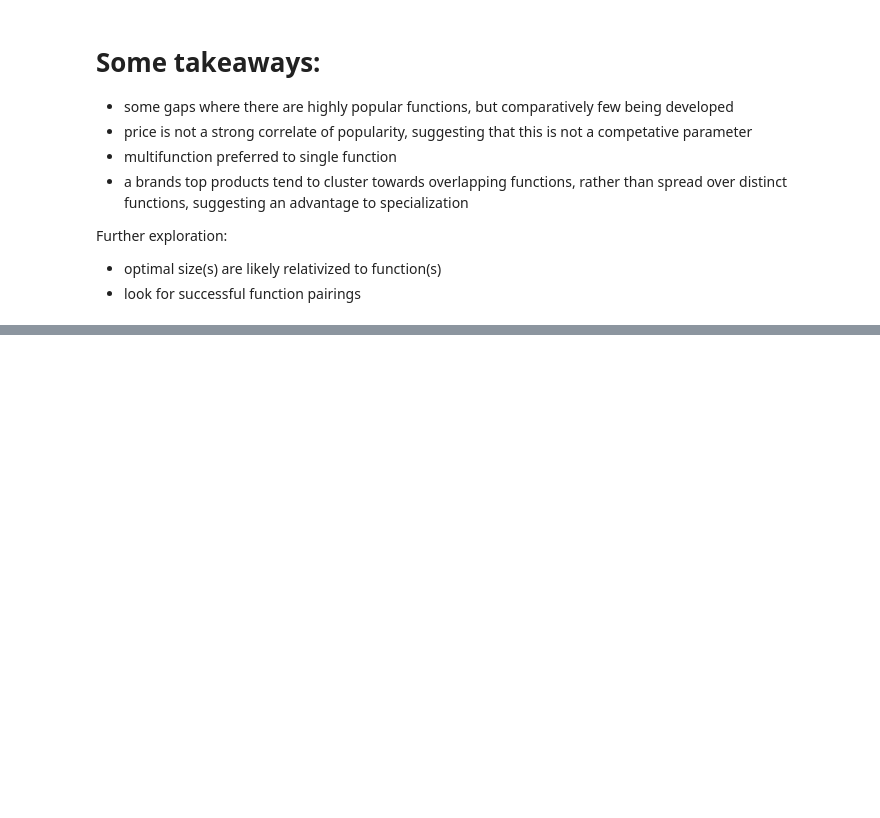
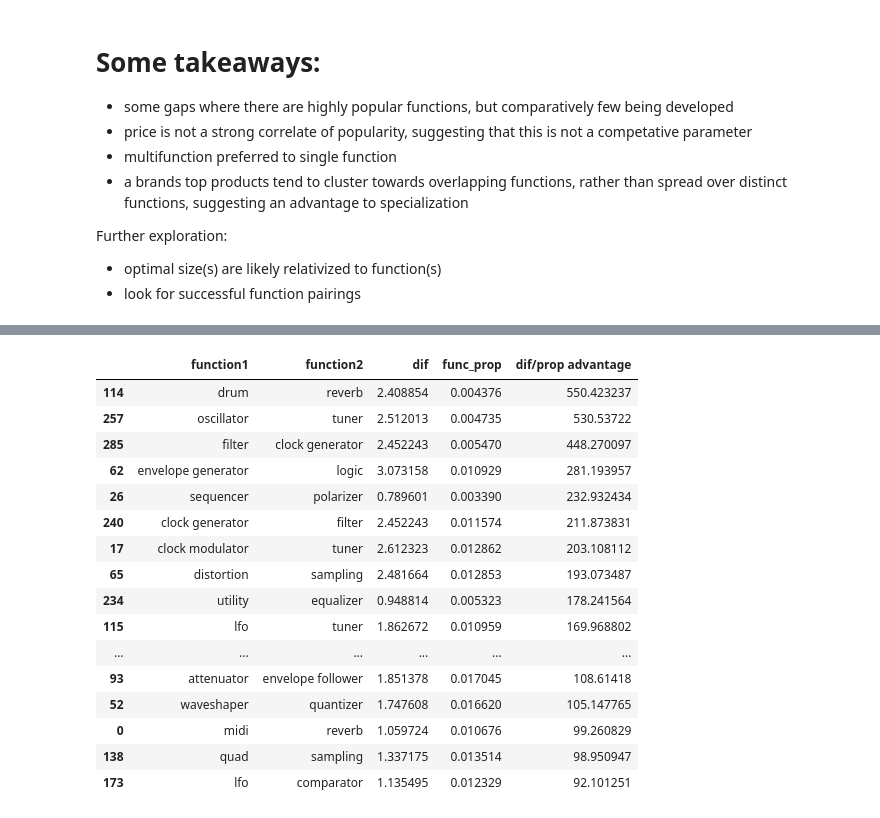
Before and after one commit to zstone00000/nycdsa_python_project, a Jupyter notebook: Eurorack_EDA.ipynb, the cells around one changed output, grey strips where cells are left out. Drawn from its saved outputs; the diff is of its cells as text; code cells hidden in the pictures; blank space fills up the shorter version.

```diff
--- a/Eurorack_EDA.ipynb
+++ b/Eurorack_EDA.ipynb
@@ -938,0 +1147,12 @@ Further exploration:
+# %%
+def func_prop(func1, func2):
+    n_func1 = df_brands.functions.apply(lambda x: func1 in x).sum()
+    n_both = df_brands.functions.apply(lambda x: (func1 in x) & (func2 in x)).sum()
+
+    if n_both:
+        return n_both / n_func1
+    else:
+        return 0
+# %%
+good_pairings_prop = good_pairings.copy()
+good_pairings_prop['func_prop'] = pd.Series([*map(func_prop, good_pairings.function1, good_pairings.function2)])
@@ -938,0 +1184,4 @@ Further exploration:
+# %%
+filter1 = good_pairings_prop.function1.apply(lambda x: re.match('dual/stereo|effect|external|controller|tube', x) == None)
+filter2 = good_pairings_prop.function2.apply(lambda x: re.match('dual/stereo|effect|external|controller|tube', x) == None)
+desc_mask = filter1 & filter2
@@ -938,0 +1202,22 @@ Further exploration:
+# %%
+good_pairings_prop['dif/prop advantage'] = good_pairings_prop.dif / good_pairings_prop.func_prop
+# %%
+good_pairings_prop[filter1 & filter2].sort_values('dif/prop advantage', ascending = False).head(20)
+# %% [output]
+|  | function1 | function2 | dif | func_prop | dif/prop advantage |
+| 114 | drum | reverb | 2.408854 | 0.004376 | 550.423237 |
+| 257 | oscillator | tuner | 2.512013 | 0.004735 | 530.53722 |
+| 285 | filter | clock generator | 2.452243 | 0.005470 | 448.270097 |
+| 62 | envelope generator | logic | 3.073158 | 0.010929 | 281.193957 |
+| 26 | sequencer | polarizer | 0.789601 | 0.003390 | 232.932434 |
+| 240 | clock generator | filter | 2.452243 | 0.011574 | 211.873831 |
+| 17 | clock modulator | tuner | 2.612323 | 0.012862 | 203.108112 |
+| 65 | distortion | sampling | 2.481664 | 0.012853 | 193.073487 |
+| 234 | utility | equalizer | 0.948814 | 0.005323 | 178.241564 |
+| 115 | lfo | tuner | 1.862672 | 0.010959 | 169.968802 |
+| ... | ... | ... | ... | ... | ... |
+| 93 | attenuator | envelope follower | 1.851378 | 0.017045 | 108.61418 |
+| 52 | waveshaper | quantizer | 1.747608 | 0.016620 | 105.147765 |
+| 0 | midi | reverb | 1.059724 | 0.010676 | 99.260829 |
+| 138 | quad | sampling | 1.337175 | 0.013514 | 98.950947 |
+| 173 | lfo | comparator | 1.135495 | 0.012329 | 92.101251 |
```
Also changed, not shown: parts of 50 cells of this notebook.
